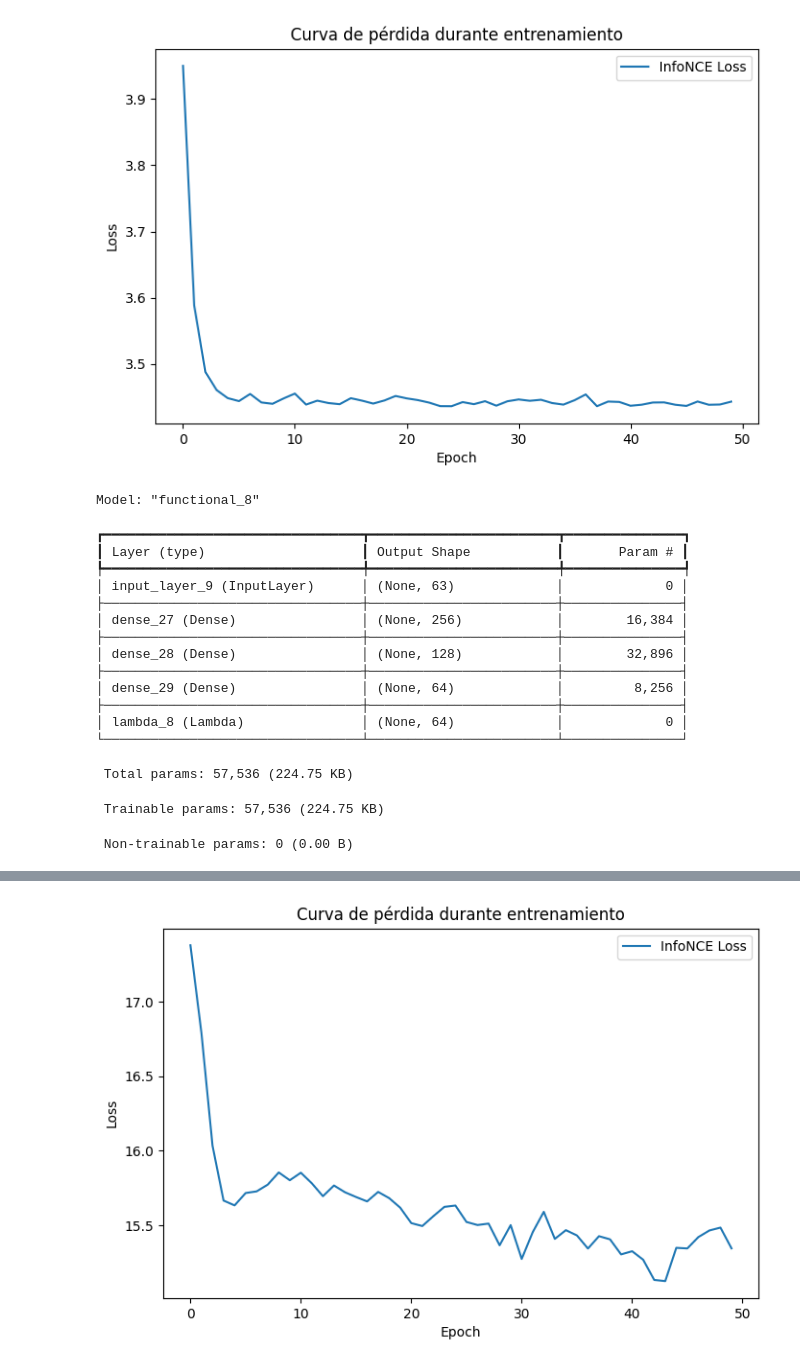
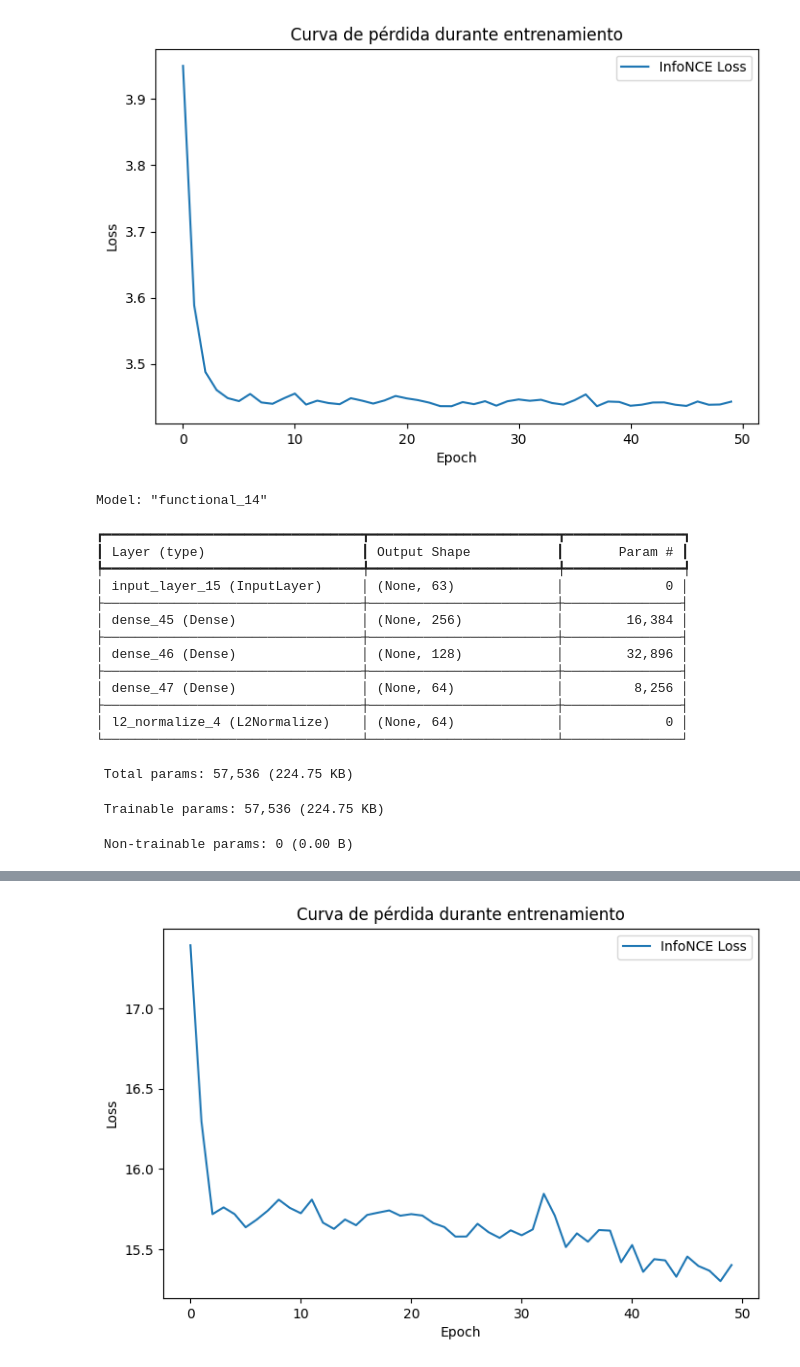
Before and after one commit to LuisGrigore/GestureDetector, a Jupyter notebook: Untitled.ipynb, the cells around one changed output, grey strips where cells are left out. Saved outputs shown, nothing was run; the diff lists cells and outputs as text; code cells hidden in the pictures.

```diff
--- a/Untitled.ipynb
+++ b/Untitled.ipynb
@@ -639,7 +641,7 @@ dfB_augmented = pd.DataFrame(augmented_rows)
 # Dataset A → tabular (sin augmentación)
 # =====================================================
 
-dfA_subset = dfA.head(1000)
+dfA_subset = dfA.head(400)
 flat_data = dfA_subset['landmarks'].apply(extract_flat_landmarks)
 flat_data = flat_data.dropna()
 
@@ -838,16 +901,24 @@ y_train_known = y_train[known_mask]
 X_train_unknown = X_train[unknown_mask]
 
 # -----------------------------
+# Capa personalizada L2 normalización (registrada)
+# -----------------------------
+@tf.keras.utils.register_keras_serializable()
+class L2Normalize(layers.Layer):
+    def call(self, inputs):
+        return tf.math.l2_normalize(inputs, axis=1)
+
+# -----------------------------
 # Modelo de embeddings
 # -----------------------------
 input_dim = X_train.shape[1]
-embedding_dim = 64  # aumentar embedding para mayor capacidad
+embedding_dim = 64
 
 inputs = tf.keras.Input(shape=(input_dim,))
 x = layers.Dense(256, activation='relu')(inputs)
 x = layers.Dense(128, activation='relu')(x)
 embeddings = layers.Dense(embedding_dim)(x)
-embeddings = layers.Lambda(lambda x: tf.math.l2_normalize(x, axis=1))(embeddings)
+embeddings = L2Normalize()(embeddings)
 
 embedding_model = models.Model(inputs, embeddings)
 embedding_model.summary()
@@ -856,12 +927,6 @@ embedding_model.summary()
 # InfoNCE Loss manual incluyendo unknowns como negativos
 # -----------------------------
 def info_nce_loss_with_unknowns(labels, embeddings, unknown_embeddings, temperature=0.1):
-    """
-    labels: (batch_size,) enteros de clases conocidas
-    embeddings: embeddings de batch conocidos
-    unknown_embeddings: embeddings de unknowns que se usarán como negativos
-    """
-    # Matriz de similitud conocidos vs conocidos
     sim_matrix = tf.matmul(embeddings, embeddings, transpose_b=True) / temperature
     labels = tf.reshape(labels, [-1,1])
     mask = tf.cast(tf.equal(labels, tf.transpose(labels)), tf.float32)
@@ -873,11 +938,10 @@ def info_nce_loss_with_unknowns(labels, embeddings, unknown_embeddings, temperat
 
     mean_log_prob_pos = tf.reduce_sum(mask * log_prob, axis=1) / (tf.reduce_sum(mask, axis=1) + 1e-9)
 
-    # Penalizar similitud con unknowns (como negativos)
     if unknown_embeddings is not None and unknown_embeddings.shape[0] > 0:
         sim_unknown = tf.matmul(embeddings, unknown_embeddings, transpose_b=True) / temperature
         neg_log_prob = tf.math.log(tf.reduce_sum(tf.exp(sim_unknown), axis=1) + 1e-9)
-        mean_log_prob_pos -= neg_log_prob  # alejar de unknowns
+        mean_log_prob_pos -= neg_log_prob
 
     loss = -tf.reduce_mean(mean_log_prob_pos)
     return loss
@@ -903,7 +967,6 @@ for epoch in range(epochs):
         x_batch = X_train_shuffled[start:end]
         y_batch = y_train_shuffled[start:end]
 
-        # Seleccionar algunos unknowns al azar como negativos
         unknown_idx = np.random.choice(len(X_train_unknown), size=min(batch_size, len(X_train_unknown)), replace=False)
         x_unknown_batch = X_train_unknown[unknown_idx]
         unknown_emb = embedding_model(x_unknown_batch, training=False)
@@ -929,21 +992,25 @@ plt.ylabel("Loss")
 plt.title("Curva de pérdida durante entrenamiento")
 plt.legend()
 plt.show()
+
+# -----------------------------
+# Guardar modelo
+# -----------------------------
 embedding_model.save("hand_gesture_embedding_model_with_unknowns_good.keras")
 # %% [output]
-Model: "functional_8"
+Model: "functional_14"
 ┏━━━━━━━━━━━━━━━━━━━━━━━━━━━━━━━━━┳━━━━━━━━━━━━━━━━━━━━━━━━┳━━━━━━━━━━━━━━━┓
 ┃ Layer (type)                    ┃ Output Shape           ┃       Param # ┃
 ┡━━━━━━━━━━━━━━━━━━━━━━━━━━━━━━━━━╇━━━━━━━━━━━━━━━━━━━━━━━━╇━━━━━━━━━━━━━━━┩
-│ input_layer_9 (InputLayer)      │ (None, 63)             │             0 │
+│ input_layer_15 (InputLayer)     │ (None, 63)             │             0 │
 ├─────────────────────────────────┼────────────────────────┼───────────────┤
-│ dense_27 (Dense)                │ (None, 256)            │        16,384 │
+│ dense_45 (Dense)                │ (None, 256)            │        16,384 │
 ├─────────────────────────────────┼────────────────────────┼───────────────┤
-│ dense_28 (Dense)                │ (None, 128)            │        32,896 │
+│ dense_46 (Dense)                │ (None, 128)            │        32,896 │
 ├─────────────────────────────────┼────────────────────────┼───────────────┤
-│ dense_29 (Dense)                │ (None, 64)             │         8,256 │
+│ dense_47 (Dense)                │ (None, 64)             │         8,256 │
 ├─────────────────────────────────┼────────────────────────┼───────────────┤
-│ lambda_8 (Lambda)               │ (None, 64)             │             0 │
+│ l2_normalize_4 (L2Normalize)    │ (None, 64)             │             0 │
 └─────────────────────────────────┴────────────────────────┴───────────────┘
  Total params: 57,536 (224.75 KB)
  Trainable params: 57,536 (224.75 KB)
@@ -968,4 +1035,4 @@ Epoch 50/50, Loss: 15.3444
-[figure, old version]
+[figure, new version]
 # %%
 from sklearn.decomposition import PCA
 from sklearn.manifold import TSNE
```
Also changed, not shown: parts of 6 cells of this notebook, 51 other files.
